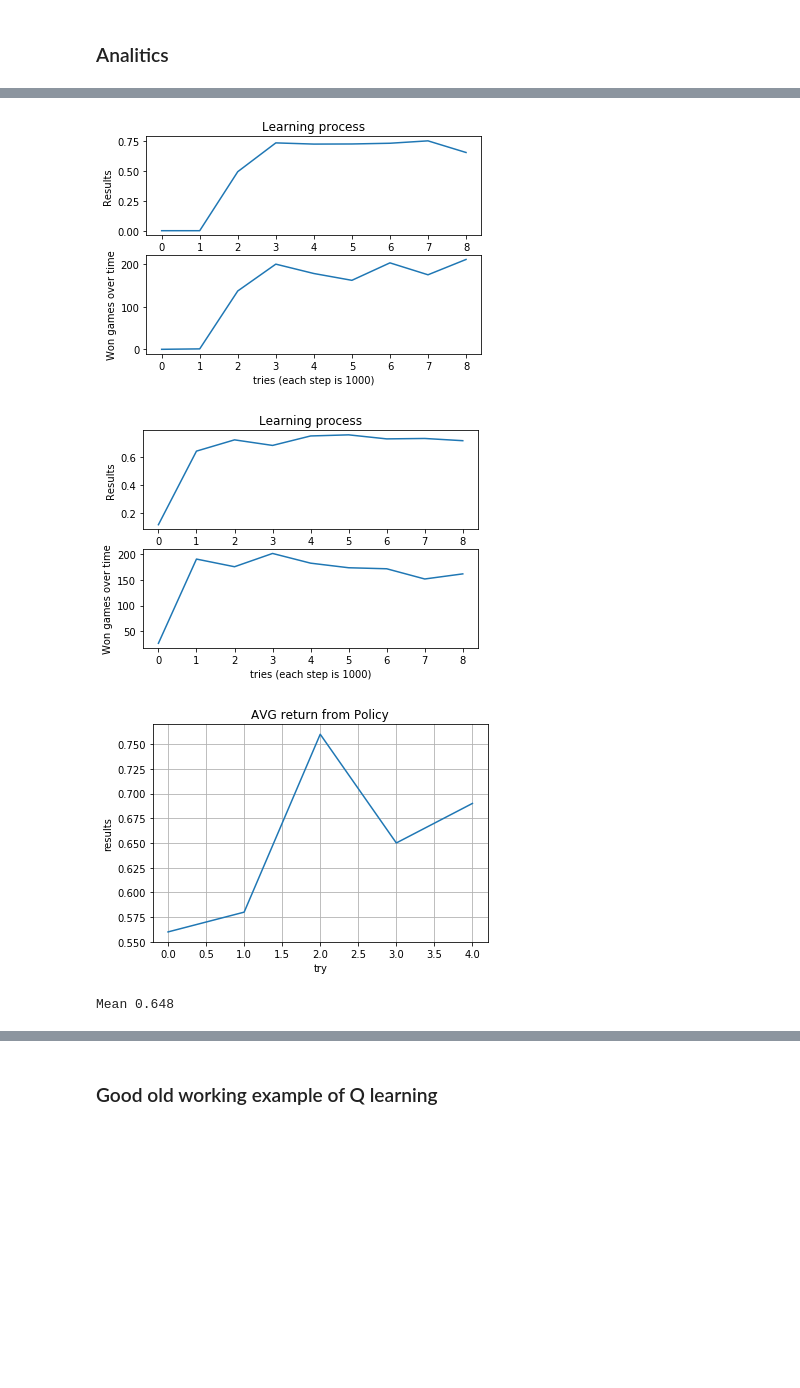
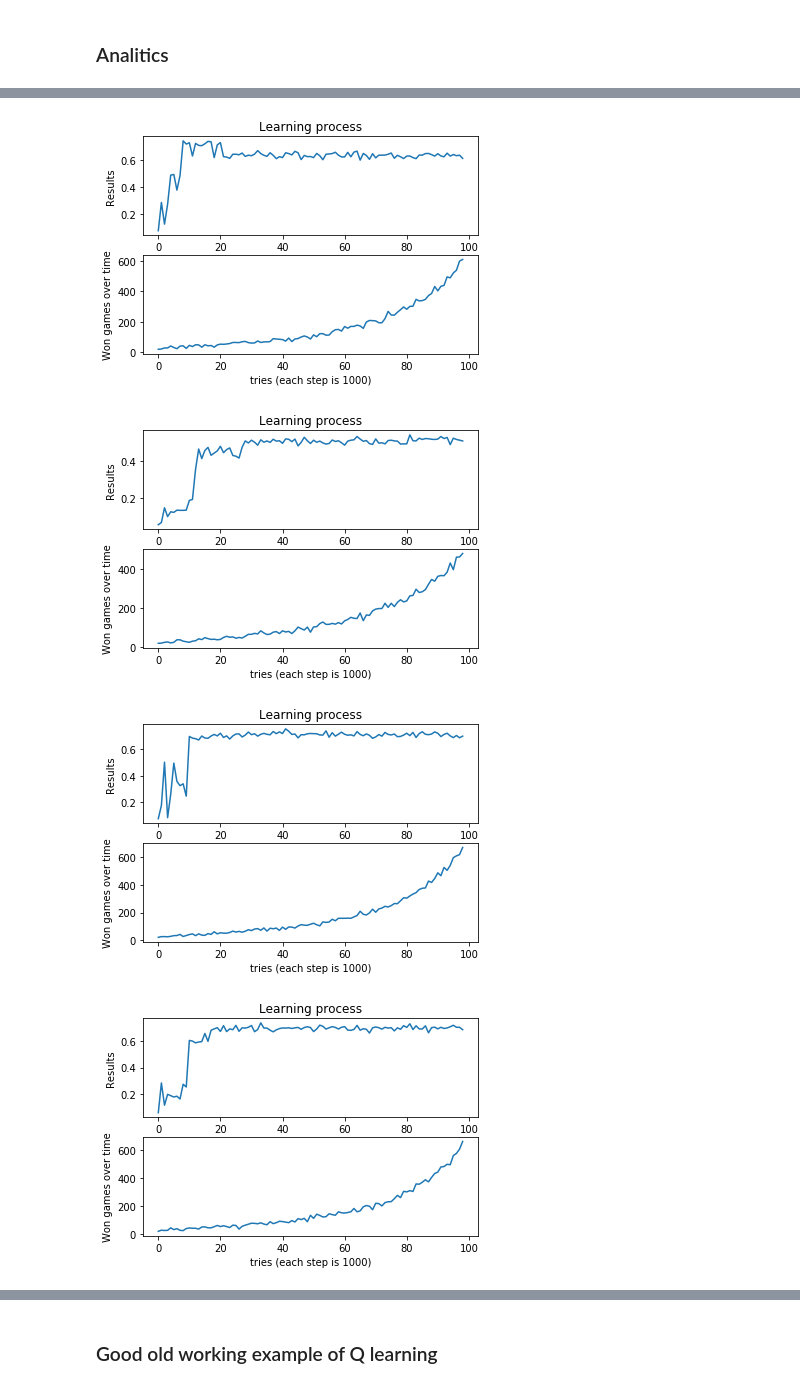
Before and after one commit to odats/silver_rl, a Jupyter notebook: RL Course by David Silver - Elementary Reinforcement Learning.ipynb, the cells around one changed output, grey strips where cells are left out. Drawn from its saved outputs; the diff is of its cells as text; code cells hidden in the pictures; blank space fills up the shorter version.

Commit message:
q-learning

```diff
--- a/RL Course by David Silver - Elementary Reinforcement Learning.ipynb
+++ b/RL Course by David Silver - Elementary Reinforcement Learning.ipynb
@@ -82,8 +82,8 @@ def evaluate_policy(env, q_table, max_episodes=1000):
 # %% [markdown]
 ### Monte-Carlo
 # %%
-def monte_carlo_train(env, number_of_runs=10000, gama=0.9,
-                      use_smart_reward=False, MC_first_occurrence=False, use_trace_of_learning=True):
+def monte_carlo_train(env, number_of_runs=10000, gama=0.9, use_e_greedy_policy_decay=False,
+                      MC_first_occurrence=False, use_trace_of_learning=True):
 
     state_values = np.zeros(env.observation_space.n)
     n_of_s = np.zeros(env.observation_space.n)
@@ -104,17 +104,13 @@ def monte_carlo_train(env, number_of_runs=10000, gama=0.9,
         current_state = env.reset()
         done = False
         while not done:
-            action = e_greedy_policy_decay(q_table, current_state, k, number_of_runs, env)
-            #action = ucb_policy(q_table, current_state, q_table_n, k, number_of_runs, env)
+            if use_e_greedy_policy_decay:
+                action = e_greedy_policy_decay(q_table, current_state, k, number_of_runs, env)
+                #action = ucb_policy(q_table, current_state, q_table_n, k, number_of_runs, env)
+            else:
+                action = e_greedy_policy(q_table, current_state, env)
+
             new_state, reward, done, prob = env.step(action)
-
-            if use_smart_reward:
-                if done and reward == 0:
-                    reward = -10
-                if not done and reward == 0:
-                    reward = -1
-                if done and reward == 1:
-                    reward = 10
 
             trajectory_states.append(current_state)
             trajectory_actions.append(action)
@@ -255,18 +239,19 @@ def q_learning_train(env, number_of_runs=10000, alfa=0.5, gama=0.9,
 # %%
 x =[]
 y = []
-number_of_try = 5
-number_of_runs = 10000
+number_of_try = 10
+number_of_runs = 100000
 q_tables = []
-# for gama in np.arange(1,10)/10:
-#     print('Gama:', gama)
-#     sleep(1)
+
 for i in range(number_of_try):
     # train
-    #q_table, trace_of_learning, trace_of_won = monte_carlo_train(env, number_of_runs=number_of_runs)
-    #q_table, trace_of_learning, trace_of_won = sarsa_train(env, number_of_runs=number_of_runs, alfa=0.5, gama=0.9)
-    q_table, trace_of_learning, trace_of_won = q_learning_train(env, number_of_runs=number_of_runs, alfa=0.1, gama=0.99)
+    q_table, trace_of_learning, trace_of_won = monte_carlo_train(env, number_of_runs=number_of_runs, gama=0.99,
+                                                                use_e_greedy_policy_decay=True)
+#     q_table, trace_of_learning, trace_of_won = sarsa_train(env=env, number_of_runs=number_of_runs, alfa=0.1, gama=0.99,
+#                                                           use_e_greedy_policy_decay=True, use_trace_of_learning=True)
 
+#     q_table, trace_of_learning, trace_of_won = q_learning_train(env=env, number_of_runs=number_of_runs, alfa=0.1, gama=0.99,
+#                                                           use_e_greedy_policy_decay=False, use_trace_of_learning=True)
     sleep(0.1)
     # evaluate
     result = evaluate_policy(env, q_table, 100)
@@ -307,4 +292,4 @@ print('Mean', np.mean(y))
-[figure, old version]
+[figure, new version]
-[figure, old version]
+[figure, new version]
-[figure, old version]
+[figure, new version]
-Mean 0.648
+[figure, added]
```
Also changed, not shown: parts of 5 cells of this notebook.
